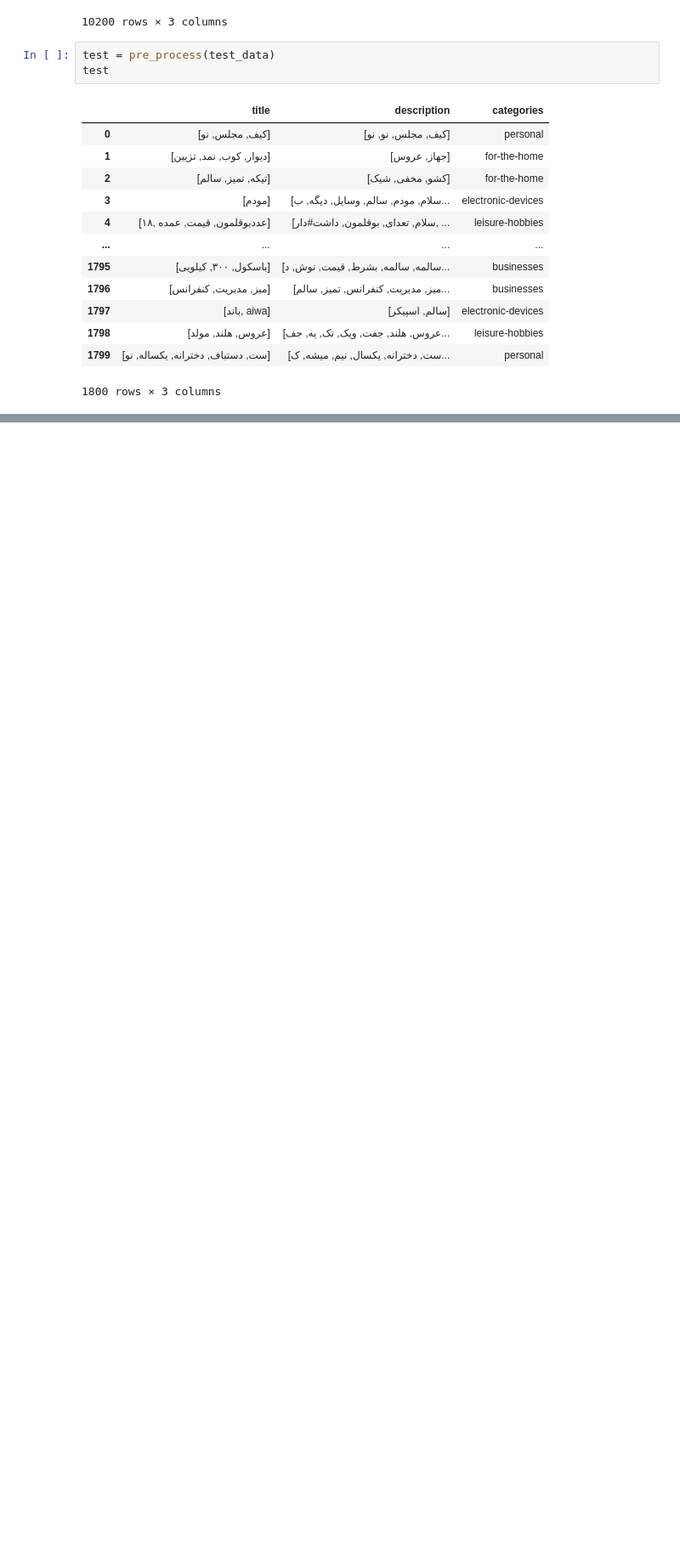
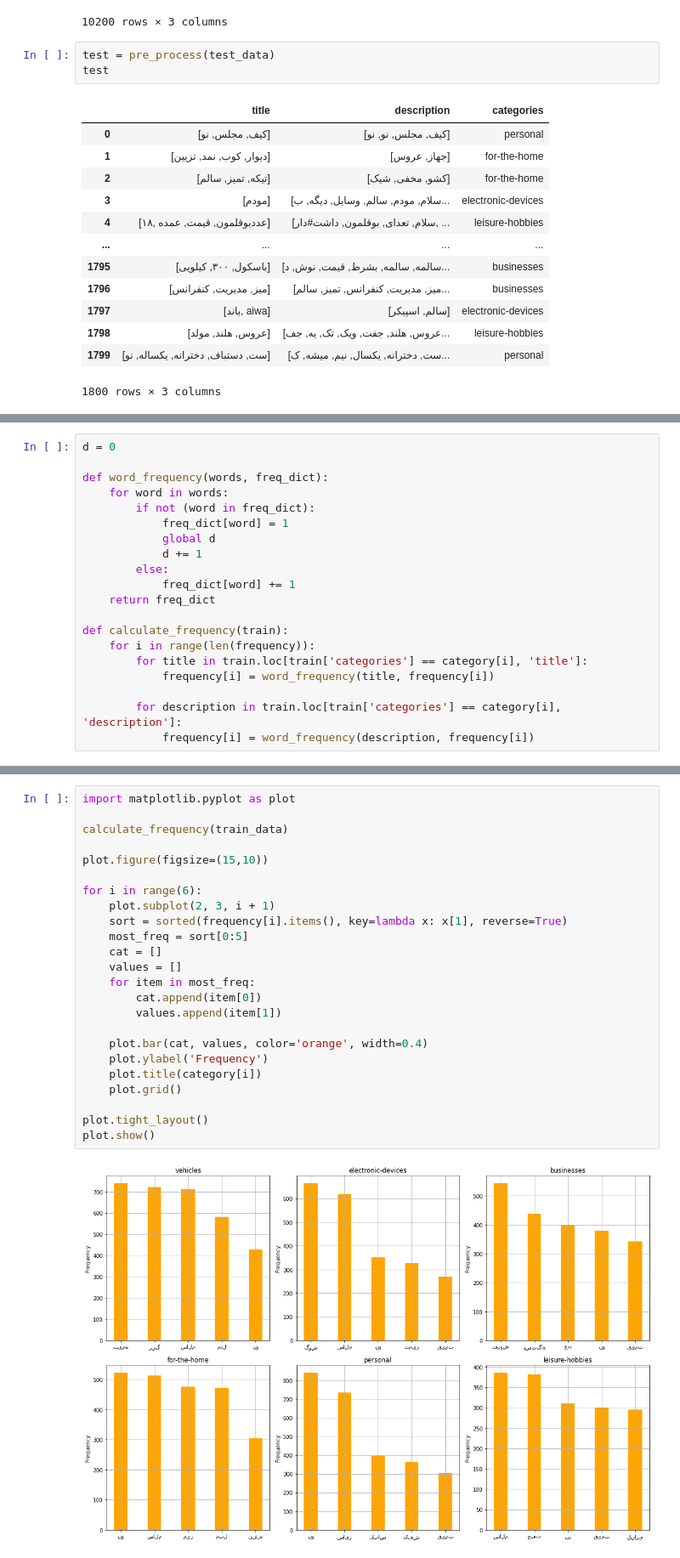
Before and after one commit to SM2A/Artificial_Intelligence_Course_Projects, a Jupyter notebook: CA3/Report.ipynb, the cells around one changed output, grey strips where cells are left out. Shown: that part at 85% size. Drawn from its saved outputs; the diff is of its cells as text; blank space fills up the shorter version.

```diff
--- a/CA3/Report.ipynb
+++ b/CA3/Report.ipynb
@@ -95 +108,21 @@ test
+# %%
+d = 0
+
+def word_frequency(words, freq_dict):
+    for word in words:
+        if not (word in freq_dict):
+            freq_dict[word] = 1
+            global d
+            d += 1
+        else:
+            freq_dict[word] += 1
+    return freq_dict
+
+def calculate_frequency(train):
+    for i in range(len(frequency)):
+        for title in train.loc[train['categories'] == category[i], 'title']:
+            frequency[i] = word_frequency(title, frequency[i])
+
+        for description in train.loc[train['categories'] == category[i], 'description']:
+            frequency[i] = word_frequency(description, frequency[i])
 # %% [markdown]
@@ -140,0 +185,26 @@ in category prediction.
+# %%
+import matplotlib.pyplot as plot
+
+calculate_frequency(train_data)
+
+plot.figure(figsize=(15,10))
+
+for i in range(6):
+    plot.subplot(2, 3, i + 1)
+    sort = sorted(frequency[i].items(), key=lambda x: x[1], reverse=True)
+    most_freq = sort[0:5]
+    cat = []
+    values = []
+    for item in most_freq:
+        cat.append(item[0])
+        values.append(item[1])
+
+    plot.bar(cat, values, color='orange', width=0.4)
+    plot.ylabel('Frequency')
+    plot.title(category[i])
+    plot.grid()
+
+plot.tight_layout()
+plot.show()
+# %% [output]
+[figure, added]
```
Also changed, not shown: parts of 5 cells of this notebook.
